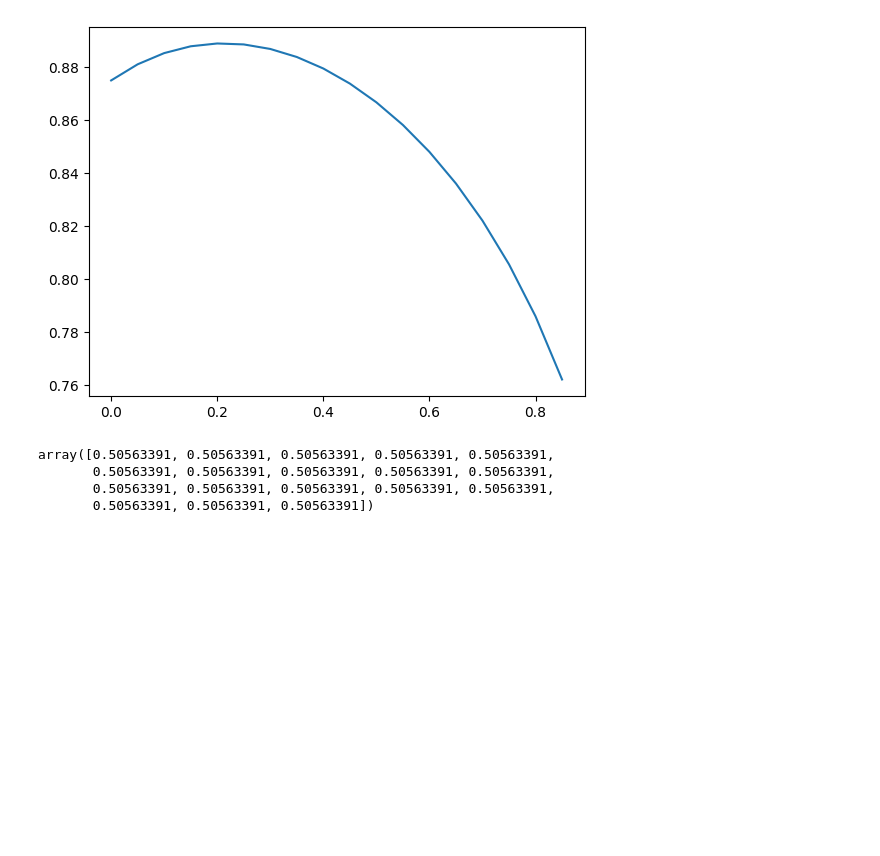
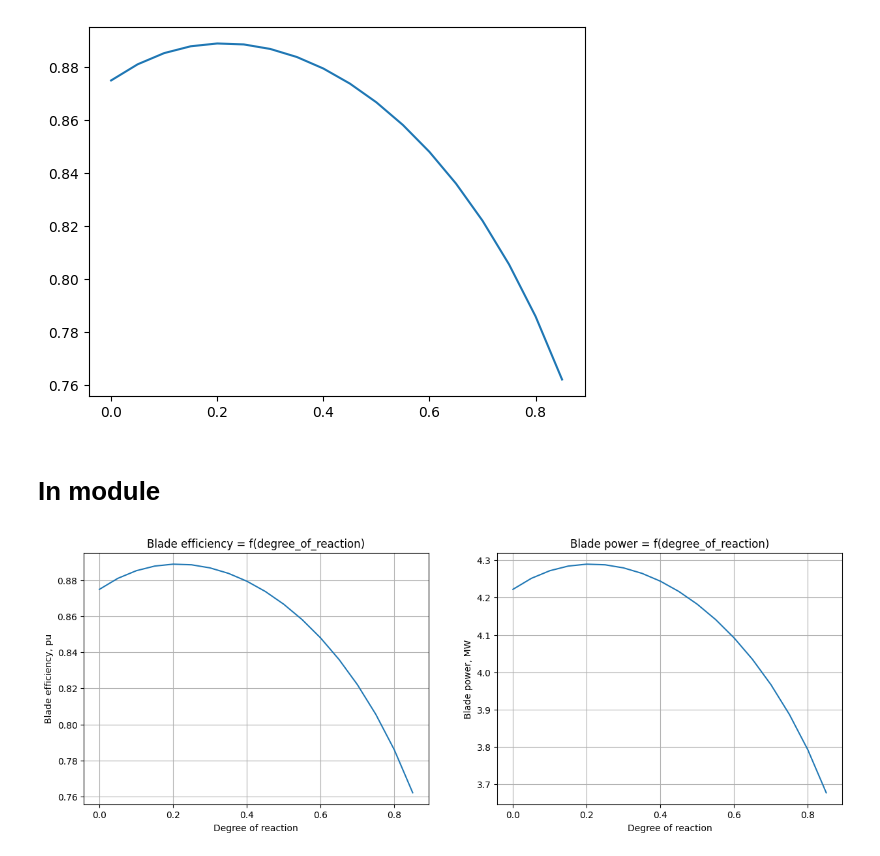
Before and after one commit to ShumilinDmA/turbines_autumn_2023, a Jupyter notebook: lesson_7/Exercises.ipynb, the cells around one changed output. Saved outputs shown, nothing was run; the diff lists cells and outputs as text; code cells hidden in the pictures; blank space fills up the shorter version.

```diff
--- a/lesson_7/Exercises.ipynb
+++ b/lesson_7/Exercises.ipynb
@@ -306,10 +306,5 @@ plt.plot(degree_of_reaction, eff)
 # %% [output]
 [<matplotlib.lines.Line2D at 0x...>]
 [figure]
-# %%
-u_div_cf
-# %% [output]
-array([0.50563391, 0.50563391, 0.50563391, 0.50563391, 0.50563391,
-       0.50563391, 0.50563391, 0.50563391, 0.50563391, 0.50563391,
-       0.50563391, 0.50563391, 0.50563391, 0.50563391, 0.50563391,
-       0.50563391, 0.50563391, 0.50563391])
+# %% [markdown]
+# In module
@@ -315,0 +313,32 @@ array([0.50563391, 0.50563391, 0.50563391, 0.50563391, 0.50563391,
+# %%
+degree_of_reaction = np.arange(0, 0.9, 0.05)
+p0 = np.ones_like(degree_of_reaction) * 2.3 * MPa
+
+stage = TurbineStage(
+    mass_flow_rate=G,
+    average_diameter=d,
+    inlet_pressure=p0,
+    inlet_temperature=t0,
+    outlet_pressure=p2,
+    inlet_speed=0,
+    degree_of_reaction=degree_of_reaction,
+    overlapping=dl,
+    rotation_speed=n,
+    stator_outlet_angle=alpha_1_eff,
+    is_last=True
+)
+# %%
+fig, ax = plt.subplots(1, 2, figsize=(15,5))
+ax[0].plot(degree_of_reaction, stage.blade_efficiency)
+ax[1].plot(degree_of_reaction, stage.blade_power / 1e6)
+ax[0].set_title("Blade efficiency = f(degree_of_reaction)")
+ax[0].set_xlabel("Degree of reaction")
+ax[0].set_ylabel("Blade efficiency, pu")
+ax[0].grid()
+
+ax[1].set_title("Blade power = f(degree_of_reaction)")
+ax[1].set_xlabel("Degree of reaction")
+ax[1].set_ylabel("Blade power, MW")
+ax[1].grid();
+# %% [output]
+[figure, added]
```
Also changed, not shown: parts of 1 cell of this notebook, 5 other files.
